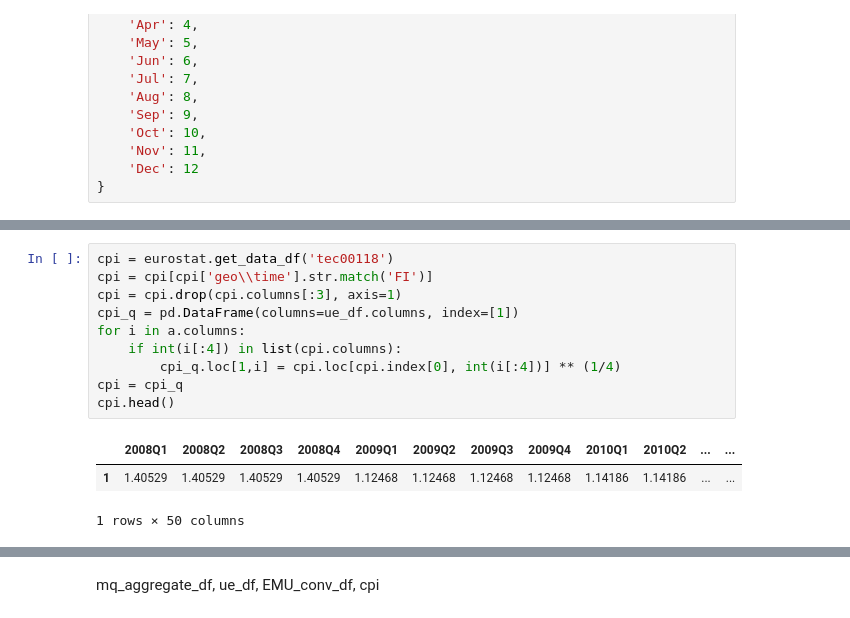
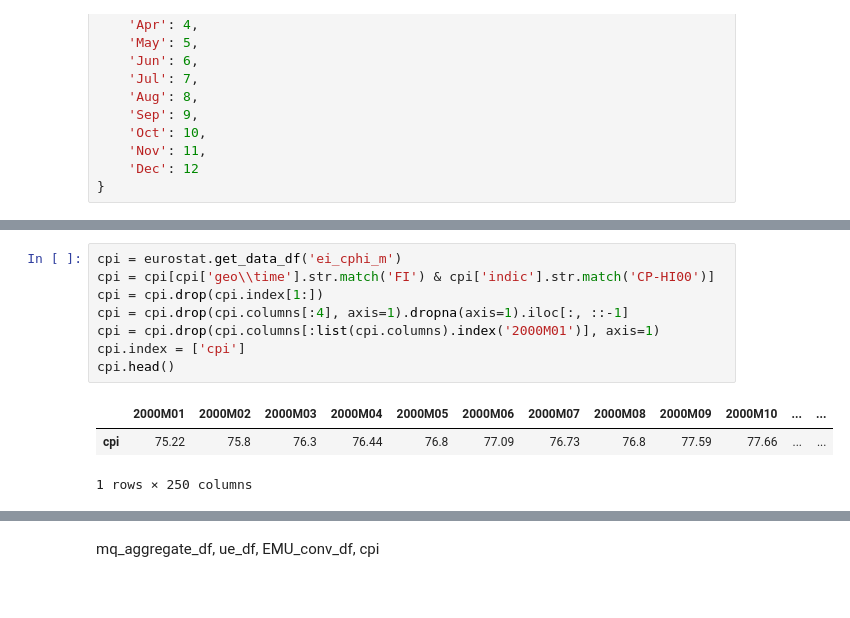
Before and after one commit to SanteriVtj/inflation-and-unemployment-lr, a Jupyter notebook: nb.ipynb, the cells around one changed output, grey strips where cells are left out. Cells and saved outputs as stored; diff of their text form.

```diff
--- a/nb.ipynb
+++ b/nb.ipynb
@@ -69,16 +66,14 @@ EMU_conv_df.head()
 # %%
-cpi = eurostat.get_data_df('tec00118')
-cpi = cpi[cpi['geo\\time'].str.match('FI')]
-cpi = cpi.drop(cpi.columns[:3], axis=1)
-cpi_q = pd.DataFrame(columns=ue_df.columns, index=[1])
-for i in a.columns:
-    if int(i[:4]) in list(cpi.columns):
-        cpi_q.loc[1,i] = cpi.loc[cpi.index[0], int(i[:4])] ** (1/4)
-cpi = cpi_q
+cpi = eurostat.get_data_df('ei_cphi_m')
+cpi = cpi[cpi['geo\\time'].str.match('FI') & cpi['indic'].str.match('CP-HI00')]
+cpi = cpi.drop(cpi.index[1:])
+cpi = cpi.drop(cpi.columns[:4], axis=1).dropna(axis=1).iloc[:, ::-1]
+cpi = cpi.drop(cpi.columns[:list(cpi.columns).index('2000M01')], axis=1)
+cpi.index = ['cpi']
 cpi.head()
 # %% [output]
-|  | 2008Q1 | 2008Q2 | 2008Q3 | 2008Q4 | 2009Q1 | 2009Q2 | 2009Q3 | 2009Q4 | 2010Q1 | 2010Q2 | ... | ... |
-| 1 | 1.40529 | 1.40529 | 1.40529 | 1.40529 | 1.12468 | 1.12468 | 1.12468 | 1.12468 | 1.14186 | 1.14186 | ... | ... |
+|  | 2000M01 | 2000M02 | 2000M03 | 2000M04 | 2000M05 | 2000M06 | 2000M07 | 2000M08 | 2000M09 | 2000M10 | ... | ... |
+| cpi | 75.22 | 75.8 | 76.3 | 76.44 | 76.8 | 77.09 | 76.73 | 76.8 | 77.59 | 77.66 | ... | ... |
-1 rows × 50 columns
+1 rows × 250 columns
 # %%
 fig, axs = plt.subplots(2,2)
```
Also changed, not shown: parts of 7 cells of this notebook.
